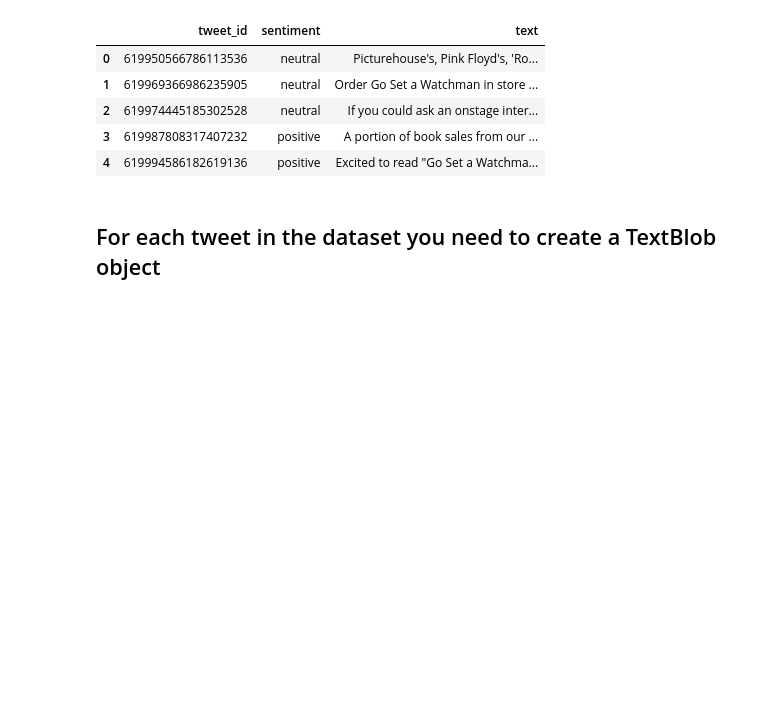
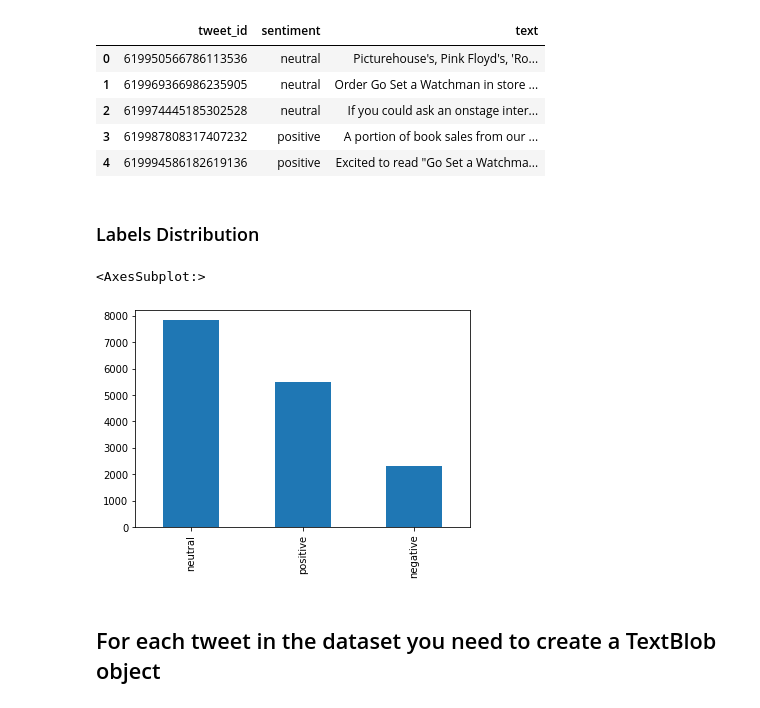
Before and after one commit to vassilispapadop/twitter-sentiment-analysis, a Jupyter notebook: Exercise 3 - Vasileios Papadopoulos.ipynb, the cells around one changed output. Saved outputs shown, nothing was run; the diff lists cells and outputs as text; code cells hidden in the pictures; blank space fills up the shorter version.

Commit message:
Class distribution count and plot

```diff
--- a/Exercise 3 - Vasileios Papadopoulos.ipynb
+++ b/Exercise 3 - Vasileios Papadopoulos.ipynb
@@ -40,6 +40,13 @@ df.head()
 | 2 | 619974445185302528 | neutral | If you could ask an onstage inter... |
 | 3 | 619987808317407232 | positive | A portion of book sales from our ... |
 | 4 | 619994586182619136 | positive | Excited to read "Go Set a Watchma... |
+# %% [markdown]
+### Labels Distribution
+# %%
+df['sentiment'].value_counts().plot.bar()
+# %% [output]
+<AxesSubplot:>
+[figure, added]
 # %% [markdown]
 ## For each tweet in the dataset you need to create a TextBlob object
 # %%
```
